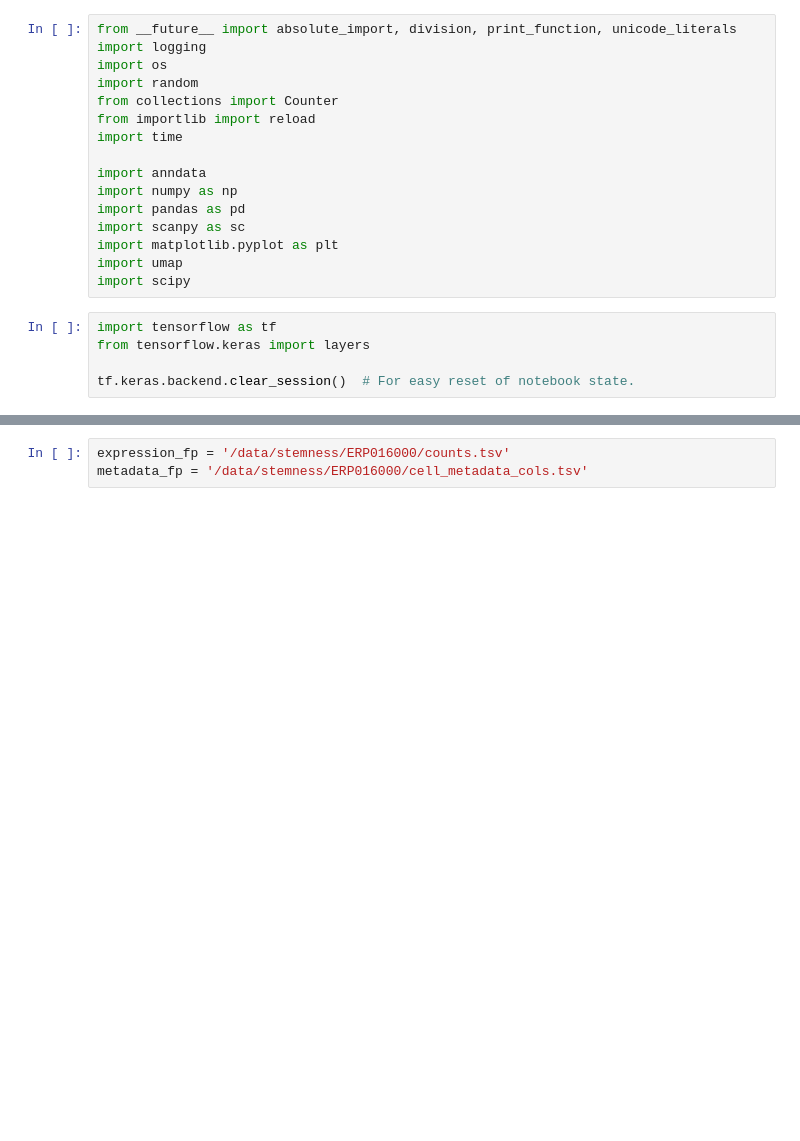
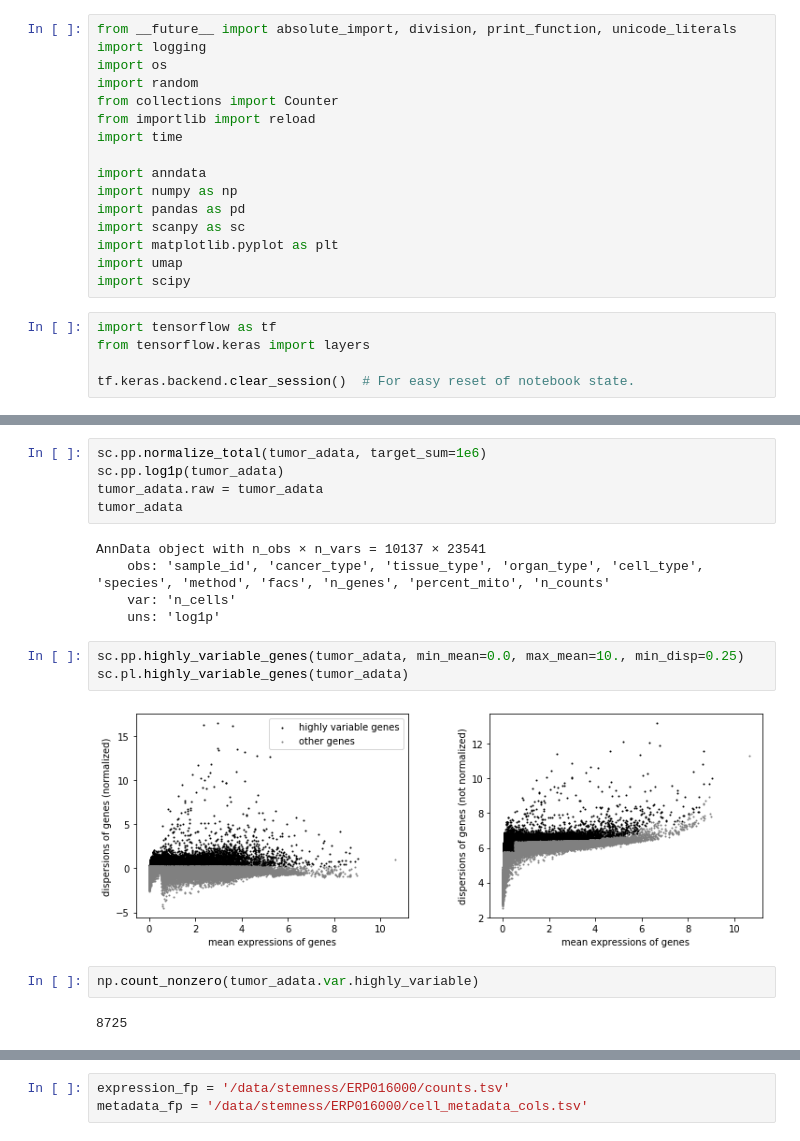
Before and after one commit to ding-lab/pollock, a Jupyter notebook: notebooks/breast_stemness_bvae.ipynb, the cells around one changed output, grey strips where cells are left out. Saved outputs shown, nothing was run; the diff lists cells and outputs as text; blank space fills up the shorter version.

```diff
--- a/notebooks/breast_stemness_bvae.ipynb
+++ b/notebooks/breast_stemness_bvae.ipynb
@@ -21,0 +121,19 @@ tf.keras.backend.clear_session()  # For easy reset of notebook state.
+# %%
+sc.pp.normalize_total(tumor_adata, target_sum=1e6)
+sc.pp.log1p(tumor_adata)
+tumor_adata.raw = tumor_adata
+tumor_adata
+# %% [output]
+AnnData object with n_obs × n_vars = 10137 × 23541
+    obs: 'sample_id', 'cancer_type', 'tissue_type', 'organ_type', 'cell_type', 'species', 'method', 'facs', 'n_genes', 'percent_mito', 'n_counts'
+    var: 'n_cells'
+    uns: 'log1p'
+# %%
+sc.pp.highly_variable_genes(tumor_adata, min_mean=0.0, max_mean=10., min_disp=0.25)
+sc.pl.highly_variable_genes(tumor_adata)
+# %% [output]
+[figure, added]
+# %%
+np.count_nonzero(tumor_adata.var.highly_variable)
+# %% [output]
+8725
```
Also changed, not shown: parts of 45 cells of this notebook.
